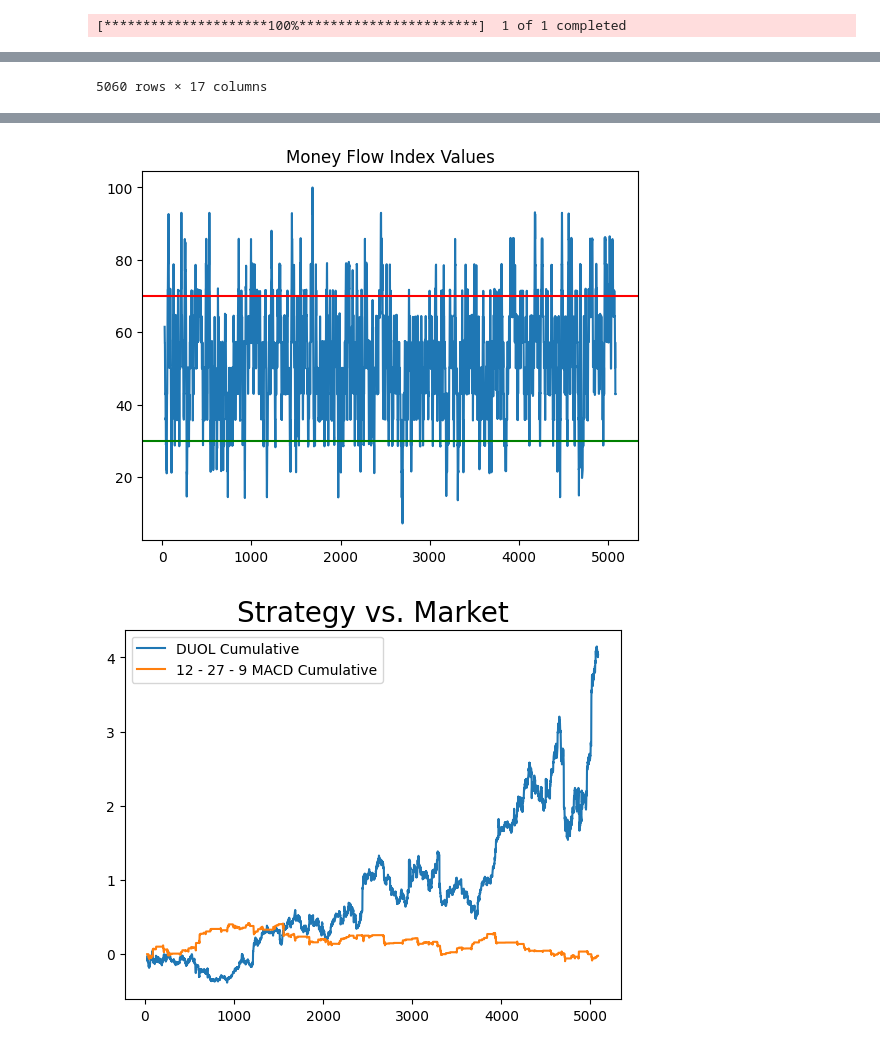
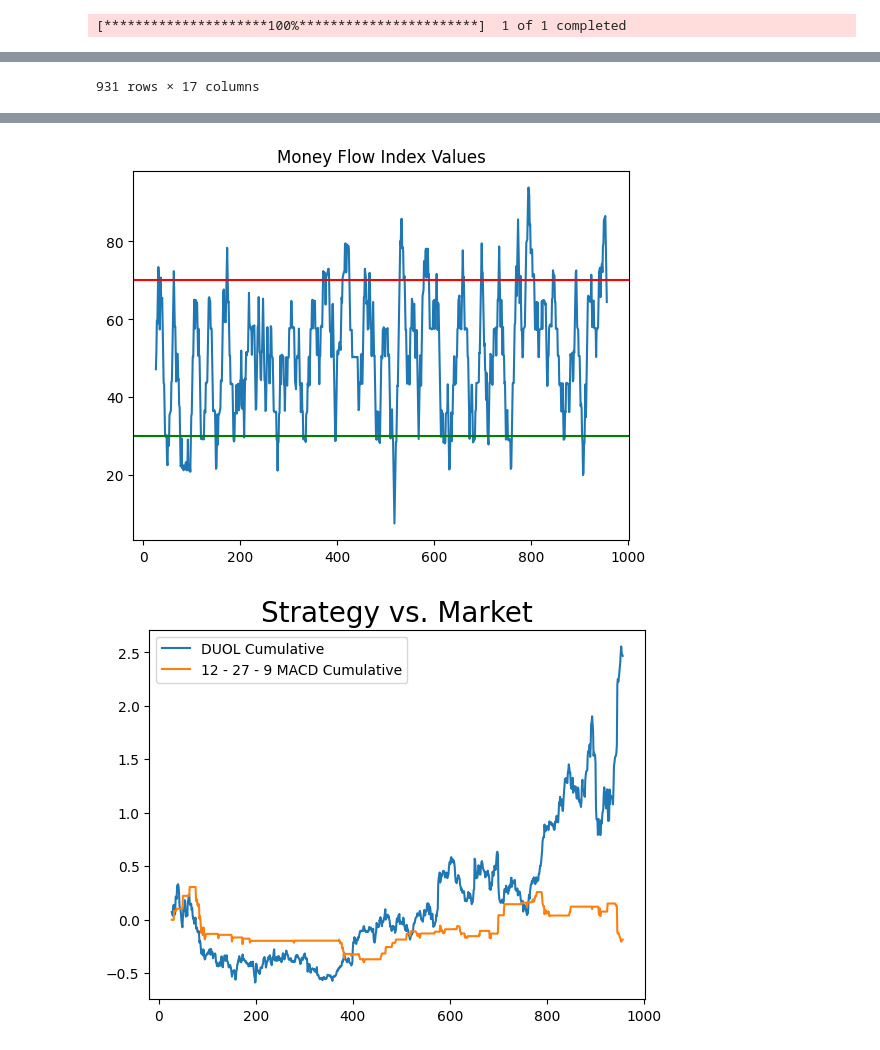
Before and after one commit to franciskamande-ai/MODELS, a Jupyter notebook: RSI_MFI.ipynb, the cells around one changed output, grey strips where cells are left out. Saved outputs shown, nothing was run; the diff lists cells and outputs as text; code cells hidden in the pictures.

```diff
--- a/RSI_MFI.ipynb
+++ b/RSI_MFI.ipynb
@@ -5,7 +5,7 @@ import pandas as pd
 import numpy as np
 # %%
 TICKER = 'DUOL'
-INTERVAL='1h'
+INTERVAL='1d'
 
 # set period based on interval
 if INTERVAL == '1h':
@@ -19,9 +19,6 @@ MFI_OVERBOUGHT = 70
 MFI_OVERSOLD = 30
 RSI_OVERBOUGHT = 70
 RSI_OVERSOLD = 30
-MACD_FAST = 12
-MACD_SLOW = 27
-MACD_SPAN = 9
 
 # what subsetion of that data are you interested in
 LOOKBACK = 10000
@@ -59,6 +56,7 @@ def add_RSI(df, length=RSI_LENGTH, overbought=RSI_OVERBOUGHT, oversold=RSI_OVERS
     plt.plot(df['RSI'])
     plt.axhline(overbought, color='red')
     plt.axhline(oversold, color='green')
+    plt.title('Relative Strength Index')
 
     return df.dropna()
 
@@ -161 +159 @@ df
-5060 rows × 17 columns
+931 rows × 17 columns
@@ -163,2 +161,2 @@ df
-[figure, old version]
+[figure, new version]
-[figure, old version]
+[figure, new version]
```
Also changed, not shown: parts of 1 cell of this notebook, 1 other file.
